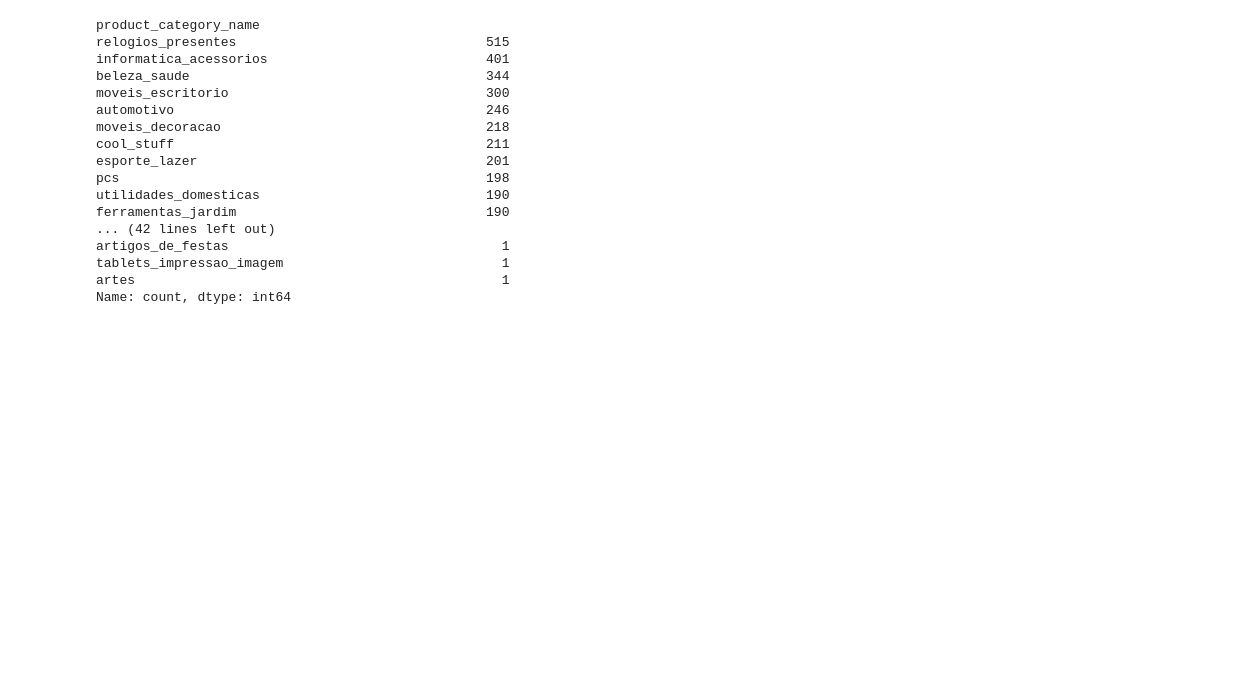
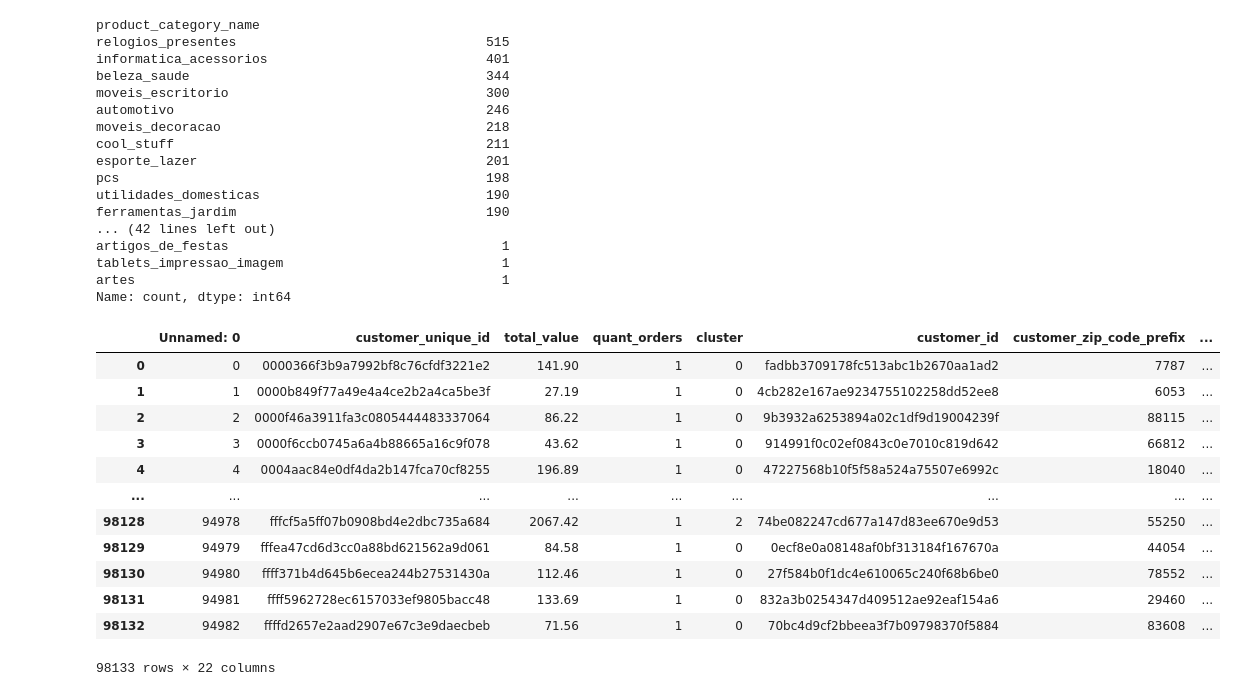
Before and after one commit to jessicannunes/Classificacao_clientes_marketplace_Olist, a Jupyter notebook: notebooks/analise_cluster.ipynb, the cells around one changed output. Cells and saved outputs as stored; diff of their text form; code cells hidden in the pictures; blank space fills up the shorter version.

```diff
--- a/notebooks/analise_cluster.ipynb
+++ b/notebooks/analise_cluster.ipynb
@@ -25,4 +25,6 @@ customers_orders = customers.merge(olist_orders, how='inner', on='customer_id')
 customers_orders_items = customers_orders.merge(olist_order_items, how='inner', on='order_id')
 
 customers_products = customers_orders_items.merge(olist_products, how='inner', on='product_id')
+
+customers_reviews = customers_orders.merge(olist_reviews, how='inner', on='order_id')
 # %%
@@ -60,3 +62,19 @@ artigos_de_festas                                   1
 tablets_impressao_imagem                            1
 artes                                               1
 Name: count, dtype: int64
+# %%
+customers_reviews
+# %% [output]
+|  | Unnamed: 0 | customer_unique_id | total_value | quant_orders | cluster | customer_id | customer_zip_code_prefix | ... |
+| 0 | 0 | 0000366f3b9a7992bf8c76cfdf3221e2 | 141.90 | 1 | 0 | fadbb3709178fc513abc1b2670aa1ad2 | 7787 | ... |
+| 1 | 1 | 0000b849f77a49e4a4ce2b2a4ca5be3f | 27.19 | 1 | 0 | 4cb282e167ae9234755102258dd52ee8 | 6053 | ... |
+| 2 | 2 | 0000f46a3911fa3c0805444483337064 | 86.22 | 1 | 0 | 9b3932a6253894a02c1df9d19004239f | 88115 | ... |
+| 3 | 3 | 0000f6ccb0745a6a4b88665a16c9f078 | 43.62 | 1 | 0 | 914991f0c02ef0843c0e7010c819d642 | 66812 | ... |
+| 4 | 4 | 0004aac84e0df4da2b147fca70cf8255 | 196.89 | 1 | 0 | 47227568b10f5f58a524a75507e6992c | 18040 | ... |
+| ... | ... | ... | ... | ... | ... | ... | ... | ... |
+| 98128 | 94978 | fffcf5a5ff07b0908bd4e2dbc735a684 | 2067.42 | 1 | 2 | 74be082247cd677a147d83ee670e9d53 | 55250 | ... |
+| 98129 | 94979 | fffea47cd6d3cc0a88bd621562a9d061 | 84.58 | 1 | 0 | 0ecf8e0a08148af0bf313184f167670a | 44054 | ... |
+| 98130 | 94980 | ffff371b4d645b6ecea244b27531430a | 112.46 | 1 | 0 | 27f584b0f1dc4e610065c240f68b6be0 | 78552 | ... |
+| 98131 | 94981 | ffff5962728ec6157033ef9805bacc48 | 133.69 | 1 | 0 | 832a3b0254347d409512ae92eaf154a6 | 29460 | ... |
+| 98132 | 94982 | ffffd2657e2aad2907e67c3e9daecbeb | 71.56 | 1 | 0 | 70bc4d9cf2bbeea3f7b09798370f5884 | 83608 | ... |
+98133 rows × 22 columns
```
Also changed, not shown: parts of 8 cells of this notebook.
